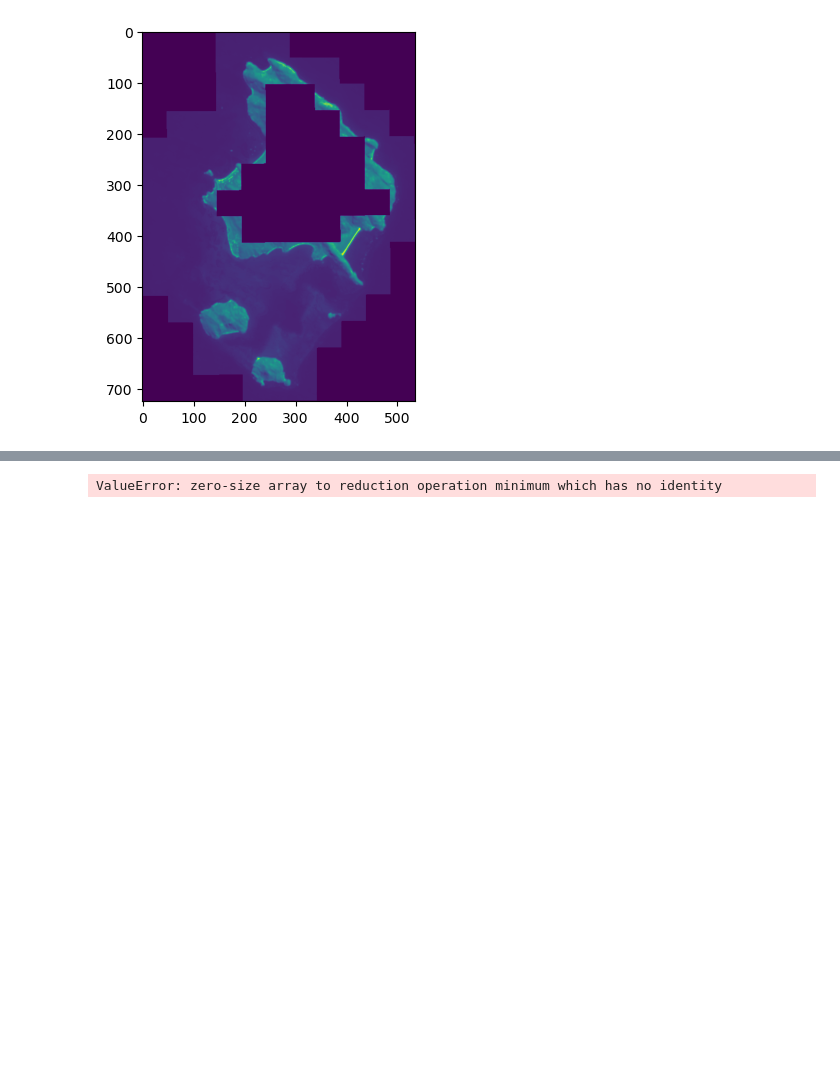
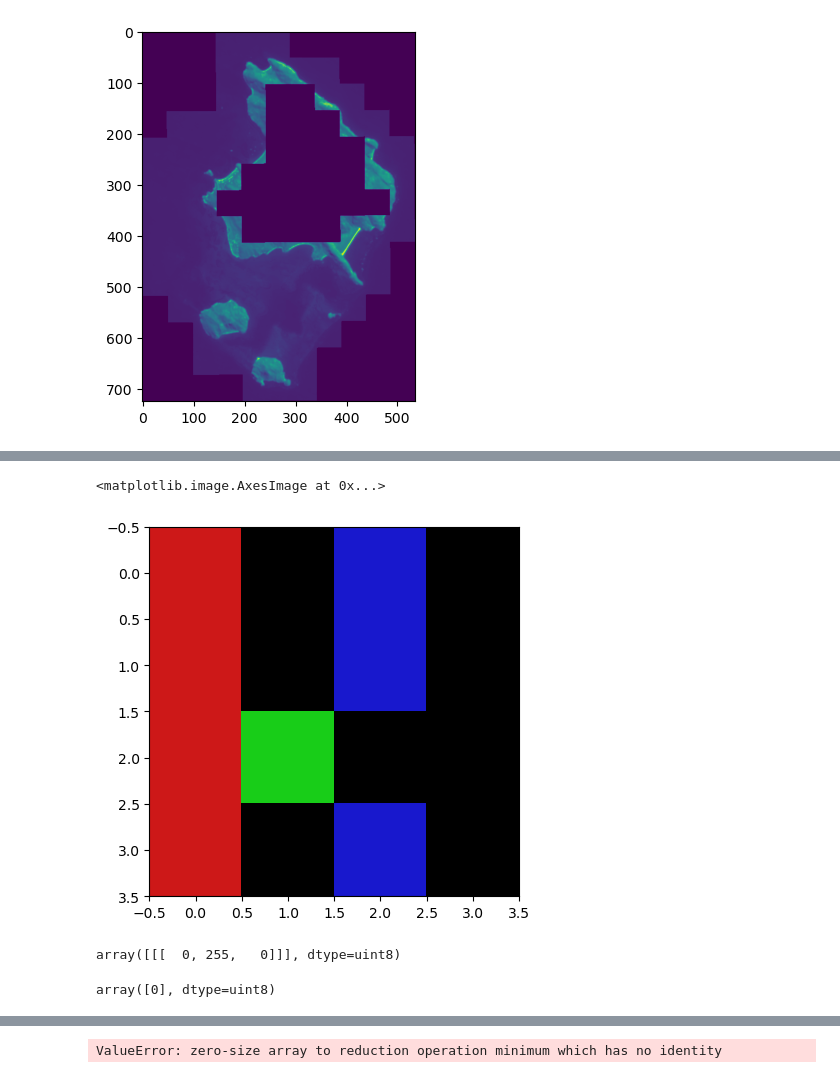
Before and after one commit to z-alzayer/ShallowLearn, a Jupyter notebook: Notebooks/Extract_HSI.ipynb, the cells around one changed output, grey strips where cells are left out. Saved outputs shown, nothing was run; the diff lists cells and outputs as text; code cells hidden in the pictures; blank space fills up the shorter version.

```diff
--- a/Notebooks/Extract_HSI.ipynb
+++ b/Notebooks/Extract_HSI.ipynb
@@ -64,0 +117,5 @@ hsi_dict[dates].shTramsfpr,ape
+# %%
+plt.imshow(Transform.hsi_to_rgb(Transform.rgb_to_hsi(image_array)))
+# %% [output]
+<matplotlib.image.AxesImage at 0x...>
+[figure, added]
@@ -64,0 +126,8 @@ hsi_dict[dates].shTramsfpr,ape
+# %%
+RGB
+# %% [output]
+array([[[  0, 255,   0]]], dtype=uint8)
+# %%
+np.unique(Transform.hsi_to_rgb(arrs))
+# %% [output]
+array([0], dtype=uint8)
```
Also changed, not shown: parts of 8 cells of this notebook, 22 other files.
